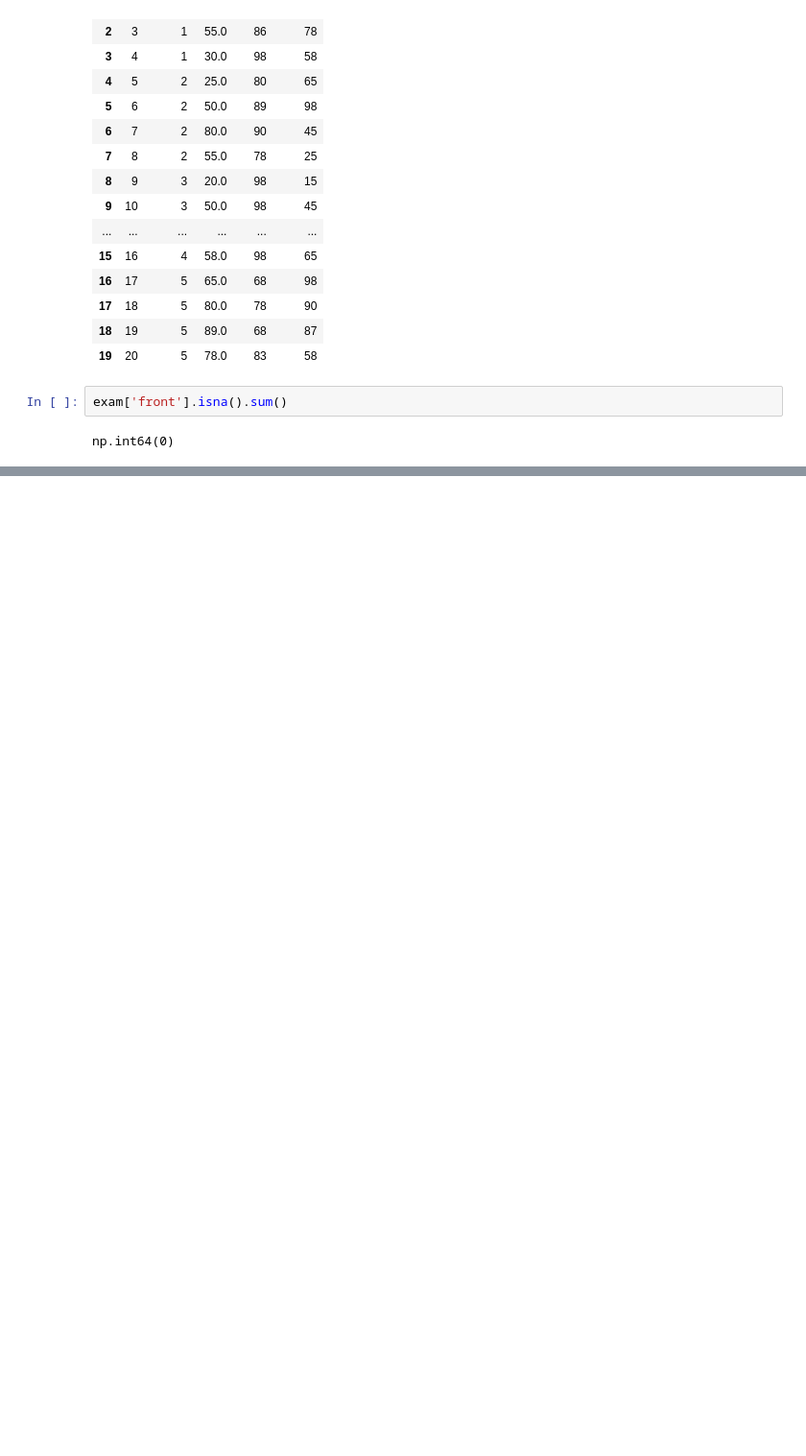
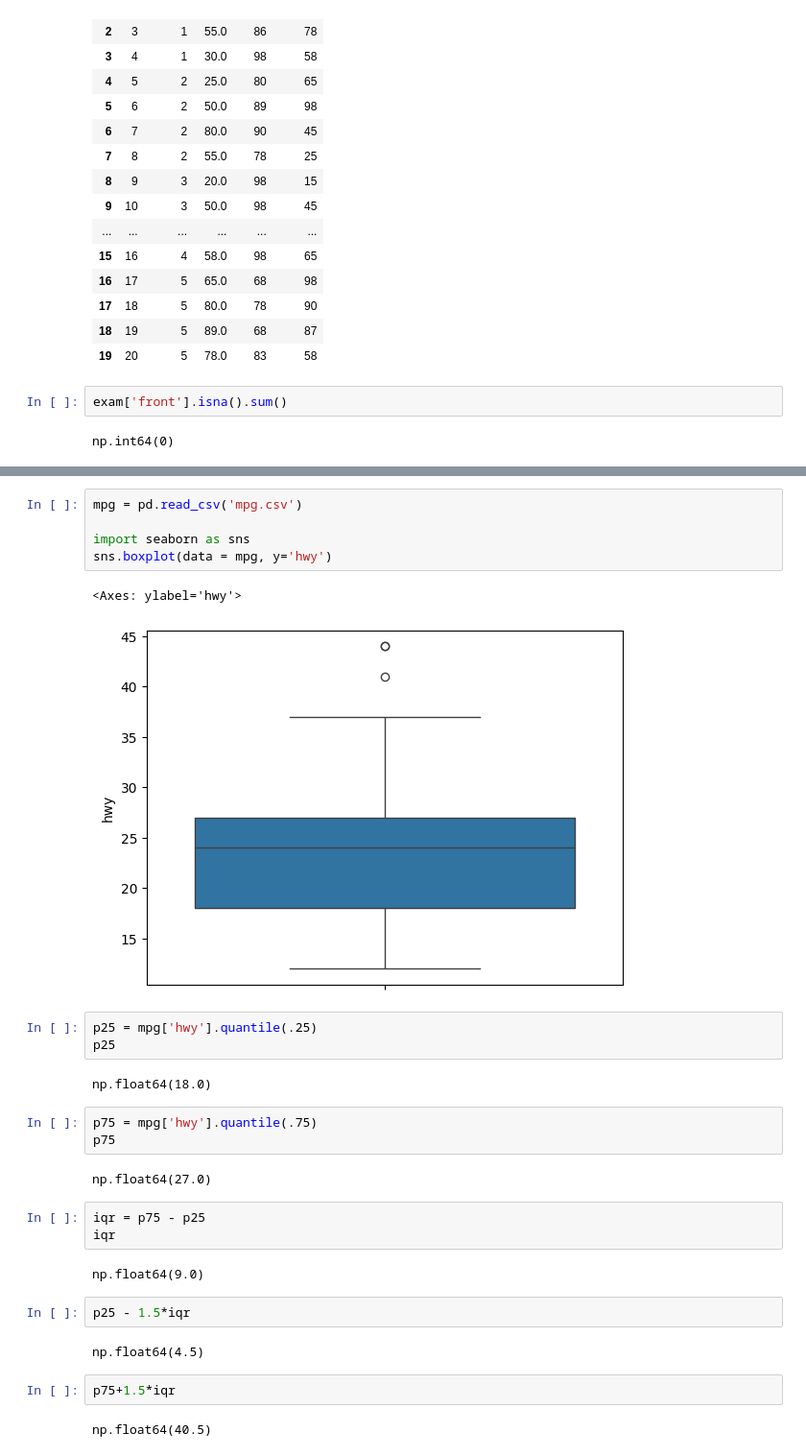
Before and after one commit to Likelion-at-SMWU-13th/KimMinSeo, a Jupyter notebook: part07/preprocessing3.ipynb, the cells around one changed output, grey strips where cells are left out. Shown: that part at 96% size. Saved outputs shown, nothing was run; the diff lists cells and outputs as text; blank space fills up the shorter version.

```diff
--- a/part07/preprocessing3.ipynb
+++ b/part07/preprocessing3.ipynb
@@ -114,0 +176,31 @@ np.int64(0)
+# %%
+mpg = pd.read_csv('mpg.csv')
+
+import seaborn as sns
+sns.boxplot(data = mpg, y='hwy')
+# %% [output]
+<Axes: ylabel='hwy'>
+[figure, added]
+# %%
+p25 = mpg['hwy'].quantile(.25)
+p25
+# %% [output]
+np.float64(18.0)
+# %%
+p75 = mpg['hwy'].quantile(.75)
+p75
+# %% [output]
+np.float64(27.0)
+# %%
+iqr = p75 - p25
+iqr
+# %% [output]
+np.float64(9.0)
+# %%
+p25 - 1.5*iqr
+# %% [output]
+np.float64(4.5)
+# %%
+p75+1.5*iqr
+# %% [output]
+np.float64(40.5)
```
Also changed, not shown: parts of 8 cells of this notebook.
